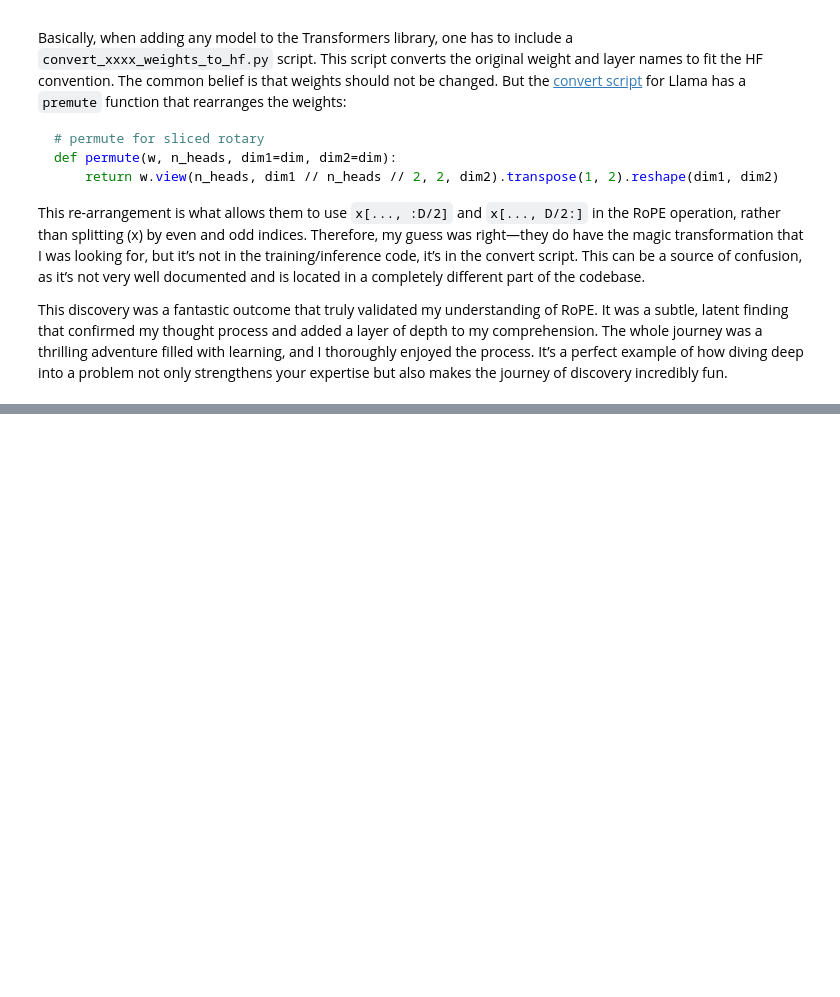
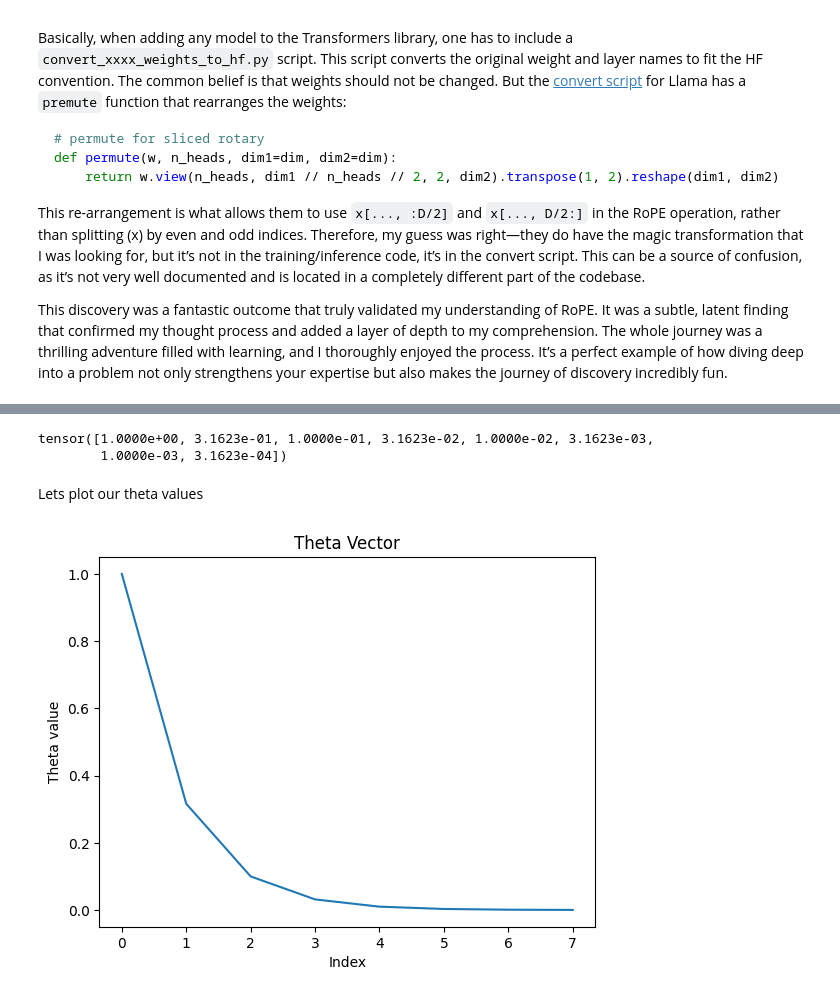
Before and after one commit to Ankur-singh/UnderstandingLLMs, a Jupyter notebook: nbs/Rotary Position Embedding (RoPE).ipynb, the cells around one changed output, grey strips where cells are left out. Drawn from its saved outputs; the diff is of its cells as text; code cells hidden in the pictures; blank space fills up the shorter version.

```diff
--- a/nbs/Rotary Position Embedding (RoPE).ipynb
+++ b/nbs/Rotary Position Embedding (RoPE).ipynb
@@ -261,0 +277,19 @@ This discovery was a fantastic outcome that truly validated my understanding of
+# %%
+emb_dim = 16
+base = 10_000
+
+theta = 1.0 / (base ** (torch.arange(0, emb_dim, 2) / emb_dim))
+theta
+# %% [output]
+tensor([1.0000e+00, 3.1623e-01, 1.0000e-01, 3.1623e-02, 1.0000e-02, 3.1623e-03,
+        1.0000e-03, 3.1623e-04])
+# %% [markdown]
+Lets plot our theta values
+# %%
+plt.plot(theta)
+plt.title("Theta Vector")
+plt.xlabel("Index")
+plt.ylabel("Theta value")
+plt.show()
+# %% [output]
+[figure, added]
```
Also changed, not shown: parts of 19 cells of this notebook.
